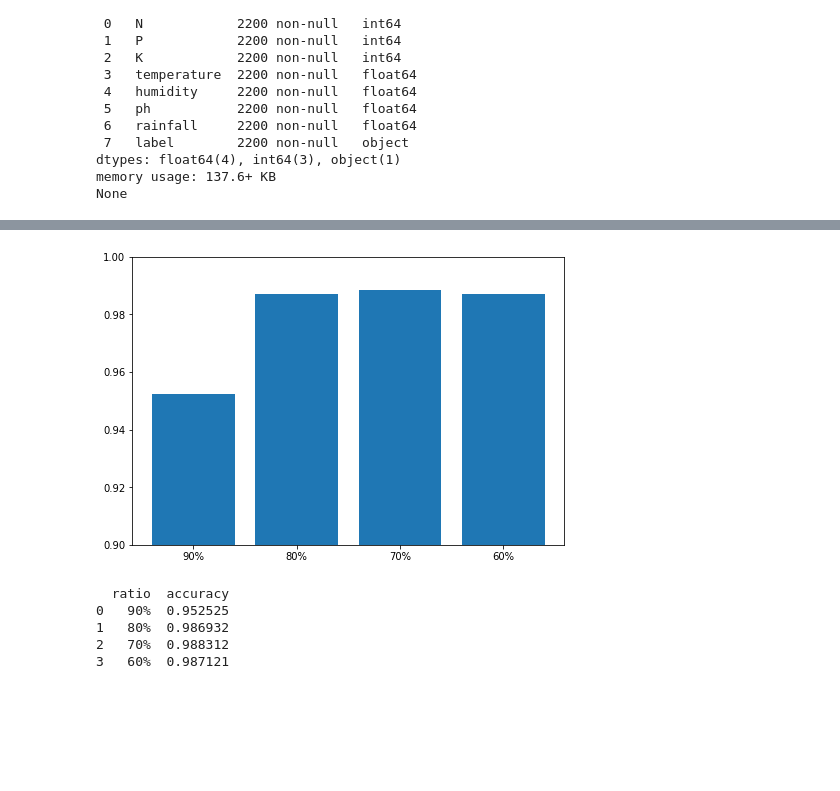
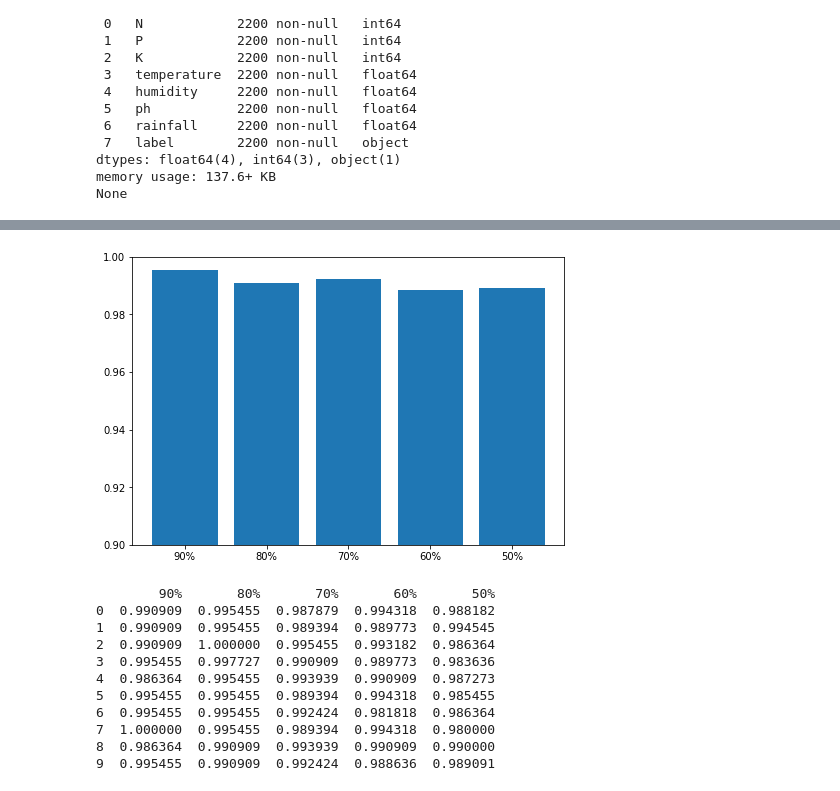
Before and after one commit to latolli/python-crop-recommendation, a Jupyter notebook: rfc.ipynb, the cells around one changed output, grey strips where cells are left out. Drawn from its saved outputs; the diff is of its cells as text; code cells hidden in the pictures; blank space fills up the shorter version.

Commit message:
Saved 10 test results from rfc and knn

```diff
--- a/rfc.ipynb
+++ b/rfc.ipynb
@@ -86,23 +93,24 @@ Number of estimators = 20
 # %%
 #list for accuracies
 accuracies = []
-#test random forest with five different test/train data ratios
-for i in range(1,5):
-    #calculate ratio
-    test_train_ratio = float((100 - 10*i) / 100)
-    print("\nTest data: {}%".format(100 * test_train_ratio))
+#test random forest with five different test/train data ratios, repeat 10 times
+for i in range(1,6):
+        #calculate ratio
+        test_train_ratio = float(10*i / 100)
+        print("\nTest data: {}%".format(100*test_train_ratio))
 
-    # Split dataset into training set and test set
-    X_train, X_test, y_train, y_test = train_test_split(X, Y, test_size=test_train_ratio)
+        # Split dataset into training set and test set after shuffling it
+        X_train, X_test, y_train, y_test = train_test_split(X, Y, test_size=test_train_ratio, shuffle=True)
 
-    #Create a Gaussian Classifier
-    clf=RandomForestClassifier(n_estimators=20, random_state=0)
+        #Create a Gaussian Classifier
+        clf=RandomForestClassifier(n_estimators=8, random_state=0)
 
-    #Train the model using the training sets
-    clf.fit(X_train,y_train)
+        #Train the model using the training sets
+        clf.fit(X_train,y_train)
 
-    #predict outputs using testing data
-    y_pred=clf.predict(X_test)
-    print("-> Accuracy:",metrics.accuracy_score(y_test, y_pred))
-    accuracies.append(metrics.accuracy_score(y_test, y_pred))
+        #predict outputs using testing data
+        y_pred=clf.predict(X_test)
+        print("-> Accuracy:",metrics.accuracy_score(y_test, y_pred))
+        print(classification_report(y_test,y_pred))
+        accuracies.append(metrics.accuracy_score(y_test, y_pred))
 # %% [output]
@@ -144,28 +145,27 @@ weighted avg       0.99      0.99      0.99      1320
 # %%
 #display accuracies
 fig = plt.figure()
 plt.title('Accuracies')
 ax = fig.add_axes([0,0,1,1])
-ratios = ['90%', '80%', '70%', '60%']
+ratios = ['90%', '80%', '70%', '60%', '50%']
 ax.bar(ratios,accuracies)
 ax.set_ylim([0.9, 1.0])
 plt.show()
 # %% [output]
-[figure, old version]
+[figure, new version]
-# %%
-#save final data to csv file
-df = pd.DataFrame({'ratio': [],
-                         'accuracy': []
-                        })
-for i in range(4):
-    df.loc[len(df.index)] = [ratios[i], accuracies[i]]
-
-print(df)
-
-df.to_csv('input/rfc_accuracies.csv', index=False)
-# %% [output]
-  ratio  accuracy
-0   90%  0.952525
-1   80%  0.986932
-2   70%  0.988312
-3   60%  0.987121
+# %%
+#add new results to dataframe, repeat this 10 times
+df.loc[len(df.index)] = [accuracies[0], accuracies[1], accuracies[2], accuracies[3], accuracies[4]]
+print(df)
+# %% [output]
+        90%       80%       70%       60%       50%
+0  0.990909  0.995455  0.987879  0.994318  0.988182
+1  0.990909  0.995455  0.989394  0.989773  0.994545
+2  0.990909  1.000000  0.995455  0.993182  0.986364
+3  0.995455  0.997727  0.990909  0.989773  0.983636
+4  0.986364  0.995455  0.993939  0.990909  0.987273
+5  0.995455  0.995455  0.989394  0.994318  0.985455
+6  0.995455  0.995455  0.992424  0.981818  0.986364
+7  1.000000  0.995455  0.989394  0.994318  0.980000
+8  0.986364  0.990909  0.993939  0.990909  0.990000
+9  0.995455  0.990909  0.992424  0.988636  0.989091
```
Also changed, not shown: parts of 6 cells of this notebook, 3 other files.
